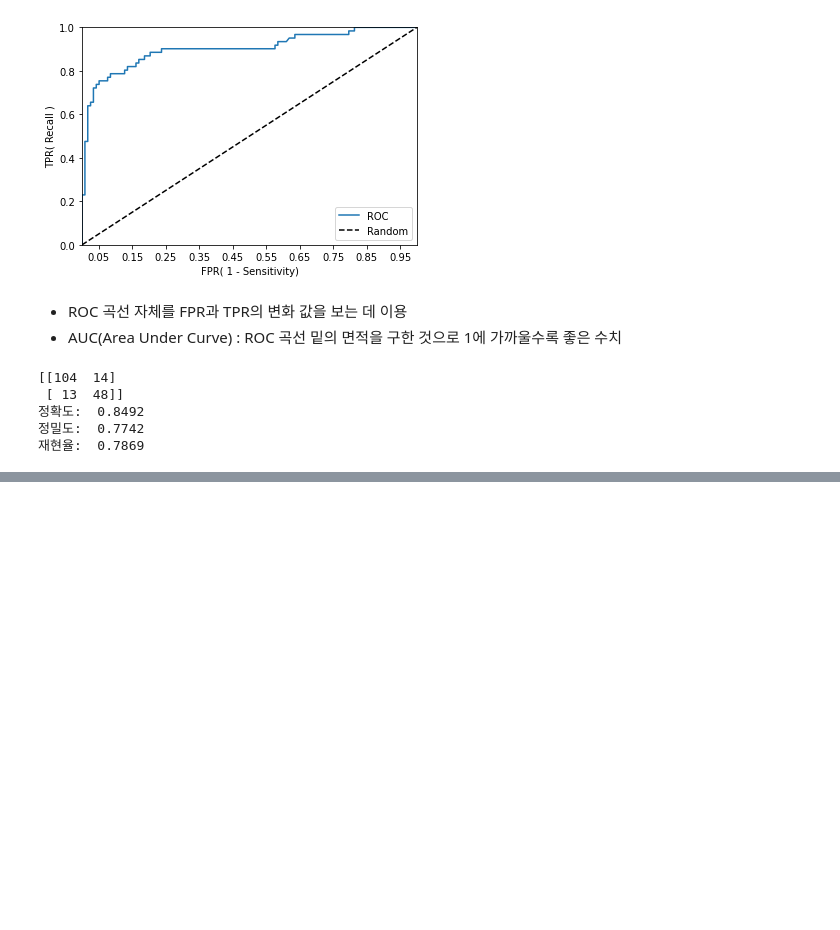
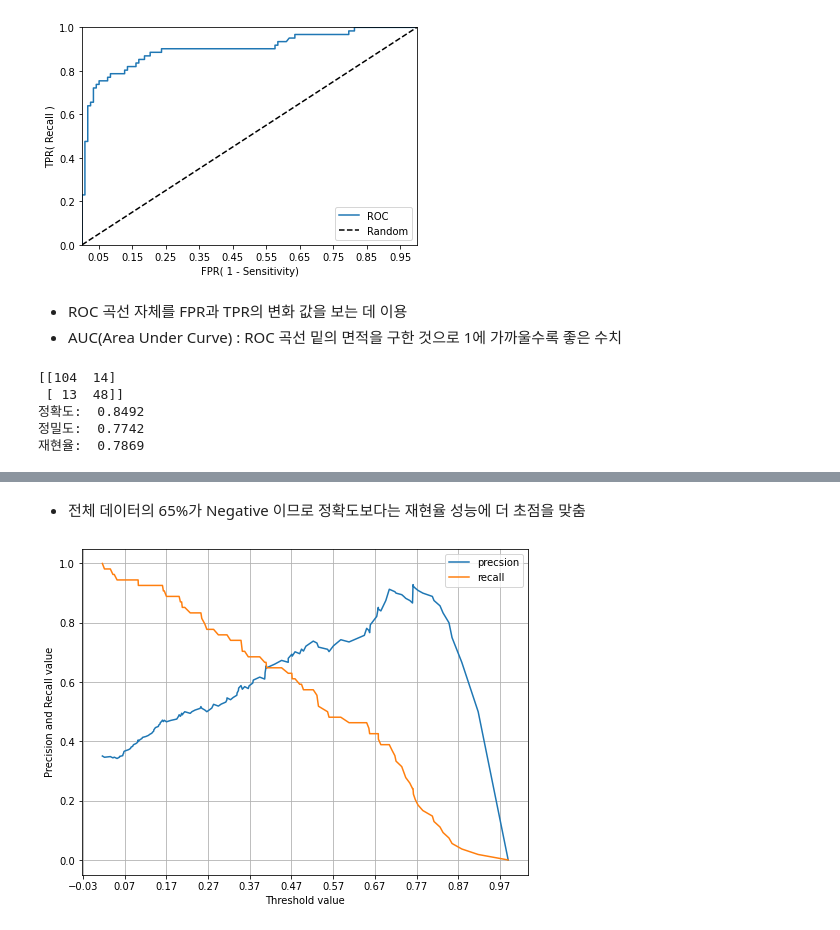
Before and after one commit to hyunseo318/ESAA_22-2, a Jupyter notebook: ML/평가.ipynb, the cells around one changed output, grey strips where cells are left out. Saved outputs shown, nothing was run; the diff lists cells and outputs as text; code cells hidden in the pictures; blank space fills up the shorter version.

```diff
--- a/ML/평가.ipynb
+++ b/ML/평가.ipynb
@@ -572,0 +576,16 @@ def get_clf_eval(y_test, pred):
+# %%
+import numpy as np
+import pandas as pd
+import matplotlib.pyplot as plt
+%matplotlib inline
+
+from sklearn.model_selection import train_test_split
+from sklearn.metrics import accuracy_score, precision_score, recall_score, roc_auc_score
+from sklearn.metrics import f1_score, confusion_matrix, precision_recall_curve, roc_curve
+from sklearn.preprocessing import StandardScaler
+
+from sklearn.linear_model import LogisticRegression
+
+diabetes_data = pd.read_csv("/content/drive/MyDrive/ESAA/22-2/DATA/diabetes.csv")
+print(diabetes_data['Outcome'].value_counts())
+diabetes_data.head(3)
@@ -572,0 +620,15 @@ def get_clf_eval(y_test, pred):
+# %%
+#피처 데이터 세트 X, 레이블데이터 y를 추출
+#맨 끝이 Outcome 칼럼으로 레이블 값임. 칼럼 위치 -1을 이용해 추출
+X=diabetes_data.iloc[:,:-1]
+y=diabetes_data.iloc[:,-1]
+
+X_train, X_test, y_train, y_test = train_test_split(X,y,test_size=0.2, random_state=156, stratify=y)
+
+#로지스틱 회귀로 학습, 예측 및 평가 수행
+lr_clf = LogisticRegression()
+lr_clf.fit(X_train,y_train)
+pred = lr_clf.predict(X_test)
+pred_proba = lr_clf.predict_proba(X_test)[:,1]
+
+get_clf_eval(y_test,pred,pred_proba)
@@ -572,0 +647,7 @@ def get_clf_eval(y_test, pred):
+# %% [markdown]
+- 전체 데이터의 65%가 Negative 이므로 정확도보다는 재현율 성능에 더 초점을 맞춤
+# %%
+pred_proba_c1 = lr_clf.predict_proba(X_test)[:,1]
+precision_recall_curve_plot(y_test,pred_proba_c1)
+# %% [output]
+[figure, added]
```
Also changed, not shown: parts of 18 cells of this notebook.
